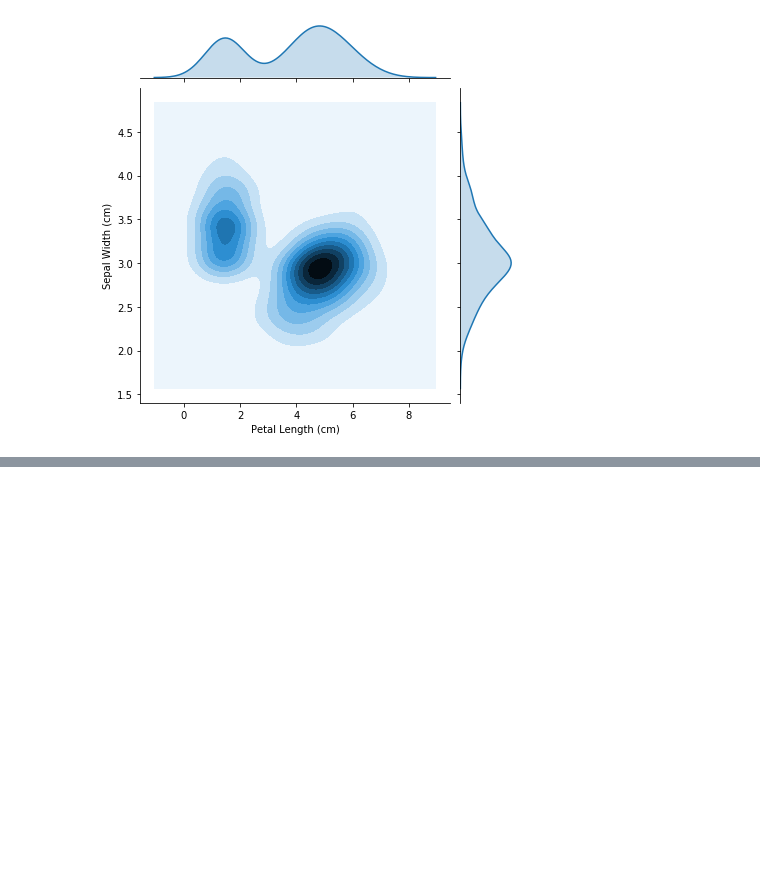
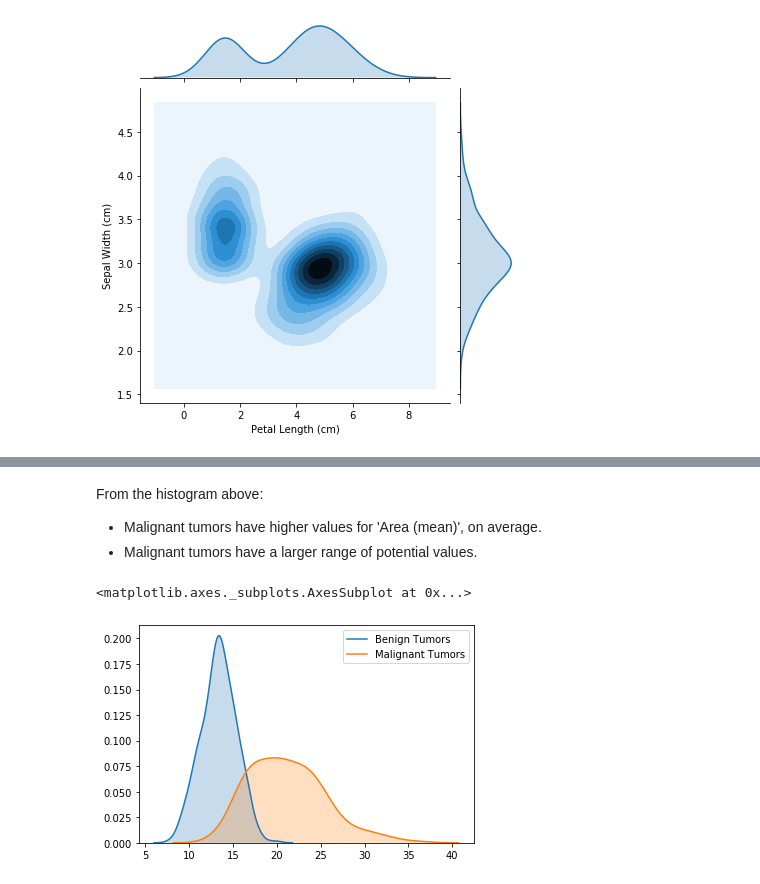
Before and after one commit to Hetansh-Mehta/DataVisualization, a Jupyter notebook: src/Distributions.ipynb, the cells around one changed output, grey strips where cells are left out. Drawn from its saved outputs; the diff is of its cells as text; code cells hidden in the pictures; blank space fills up the shorter version.

```diff
--- a/src/Distributions.ipynb
+++ b/src/Distributions.ipynb
@@ -69,0 +181,11 @@ sns.jointplot(x=iris_data['Petal Length (cm)'], y=iris_data['Sepal Width (cm)'],
+# %% [markdown]
+From the histogram above:
+* Malignant tumors have higher values for 'Area (mean)', on average.
+* Malignant tumors have a larger range of potential values.
+# %%
+# KDE plots for benign and malignant tumors
+sns.kdeplot(data=cancer_b_data['Radius (worst)'], label="Benign Tumors", shade=True)
+sns.kdeplot(data=cancer_m_data['Radius (worst)'], label="Malignant Tumors", shade=True)
+# %% [output]
+<matplotlib.axes._subplots.AxesSubplot at 0x...>
+[figure, added]
```
Also changed, not shown: parts of 14 cells of this notebook.
